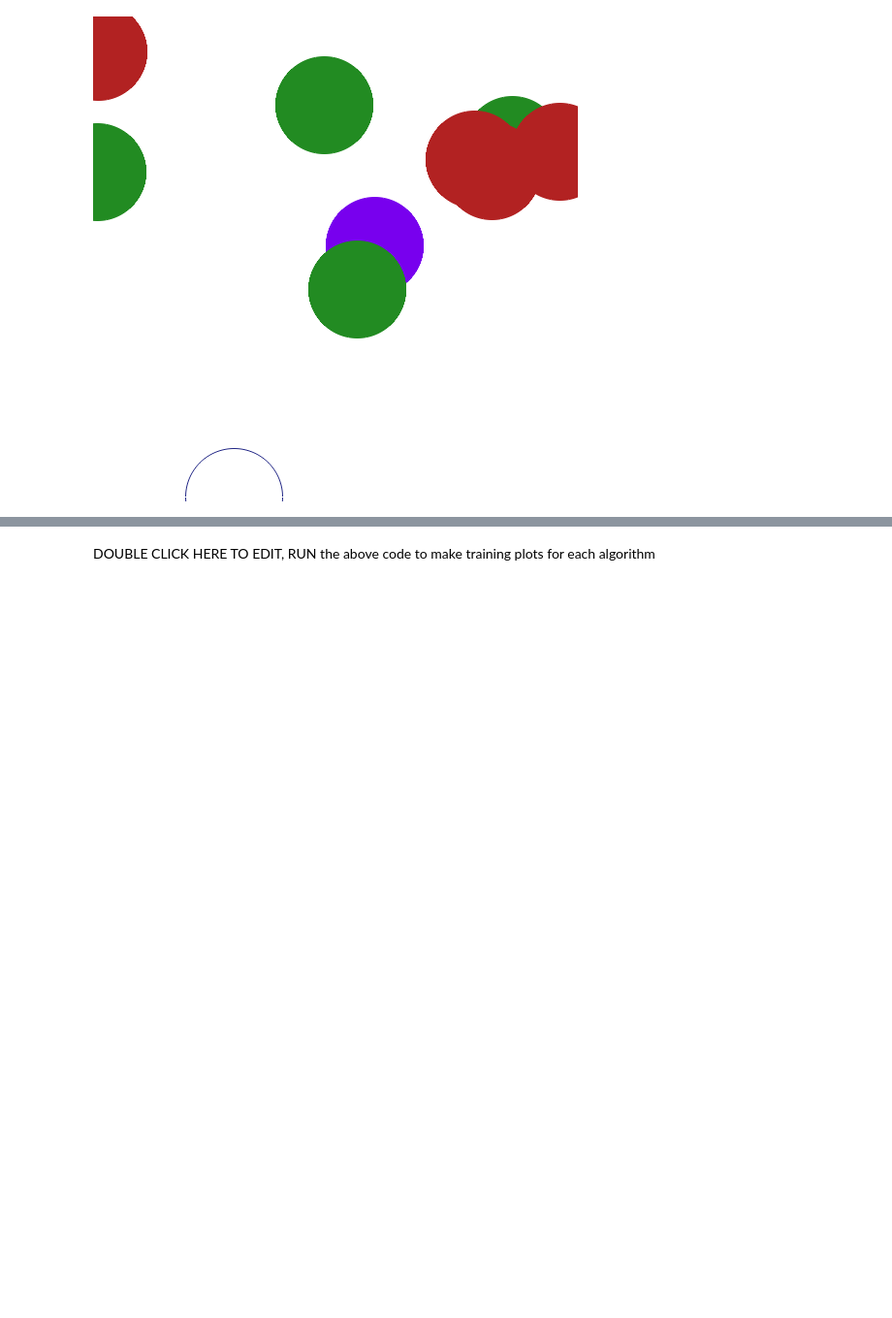
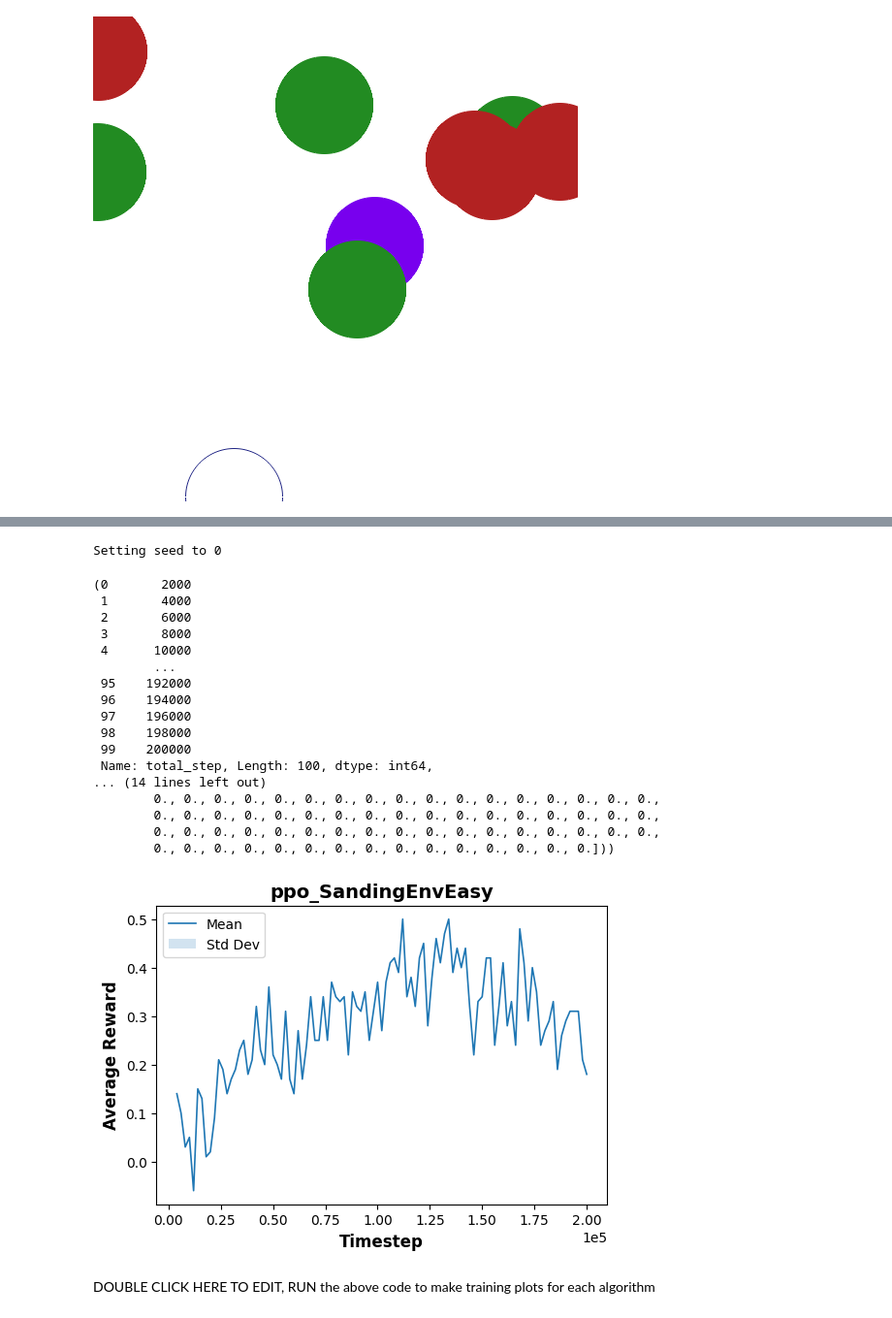
Before and after one commit to SpringNuance/Reinforcement-Learning-Project, a Jupyter notebook: project_section8_Project code.ipynb, the cells around one changed output, grey strips where cells are left out. Shown at 97% size. Cells and saved outputs as stored; diff of their text form; code cells hidden in the pictures; blank space fills up the shorter version.

```diff
--- a/project_section8_Project code.ipynb
+++ b/project_section8_Project code.ipynb
@@ -964,3 +1112,34 @@ for environment in ['easy', 'middle', 'difficult']:
+# %%
+## Run the following code to plot PPO or DDPG's training performances
+import warnings
+warnings.filterwarnings('ignore')
+from algos.ppo_agent import PPOAgent
+implemented_algo ='ppo'
+environment = 'easy'
+config=setup(algo=implemented_algo, env=environment, render=False)
+config["seed"] = 0
+agent=PPOAgent(config)
+cu.plot_algorithm_training(agent.logging_dir, [0], agent.env_name, implemented_algo)
+# %% [output]
+Setting seed to 0
+(0       2000
+ 1       4000
+ 2       6000
+ 3       8000
+ 4      10000
+        ...
+ 95    192000
+ 96    194000
+ 97    196000
+ 98    198000
+ 99    200000
+ Name: total_step, Length: 100, dtype: int64,
+... (14 lines left out)
+        0., 0., 0., 0., 0., 0., 0., 0., 0., 0., 0., 0., 0., 0., 0., 0., 0.,
+        0., 0., 0., 0., 0., 0., 0., 0., 0., 0., 0., 0., 0., 0., 0., 0., 0.,
+        0., 0., 0., 0., 0., 0., 0., 0., 0., 0., 0., 0., 0., 0., 0., 0., 0.,
+        0., 0., 0., 0., 0., 0., 0., 0., 0., 0., 0., 0., 0., 0., 0.]))
+[figure, added]
 # %% [markdown]
 DOUBLE CLICK HERE TO EDIT, RUN the above code to make training plots for each algorithm
 # %% [markdown]
```
Also changed, not shown: parts of 23 cells of this notebook, 52 other files.
